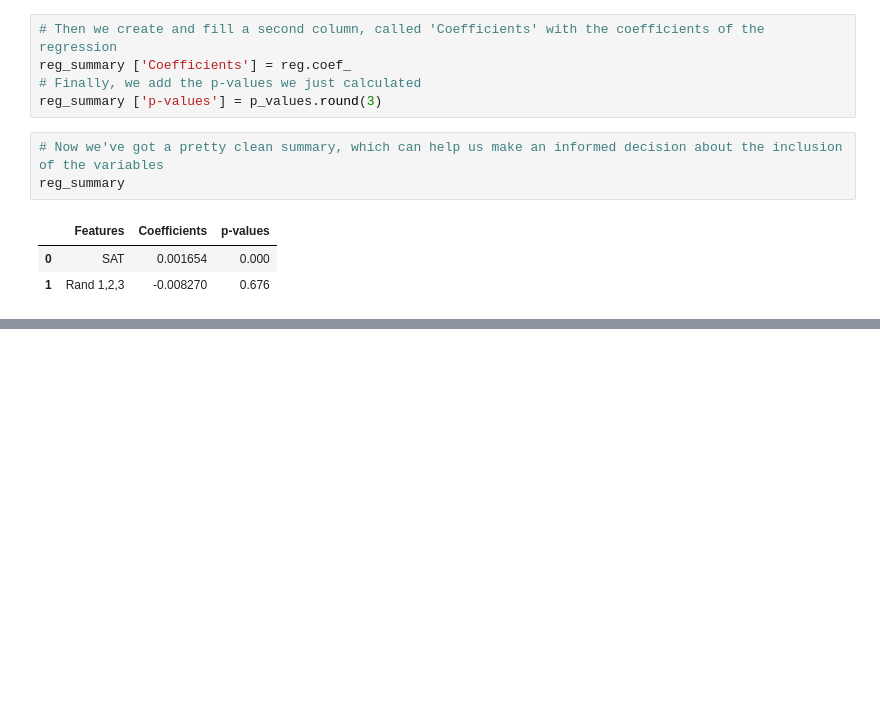
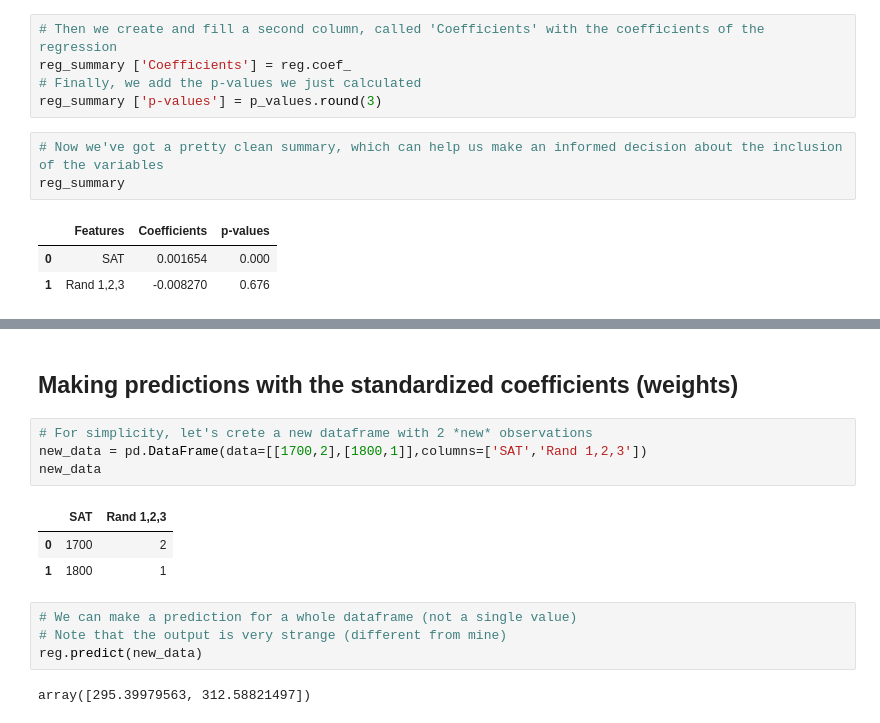
Before and after one commit to Trunkg0d/Complete-Data-Science-Tutorial, a Jupyter notebook: Linear Regression with Sklearn.ipynb, the cells around one changed output, grey strips where cells are left out. Drawn from its saved outputs; the diff is of its cells as text; blank space fills up the shorter version.

```diff
--- a/Linear Regression with Sklearn.ipynb
+++ b/Linear Regression with Sklearn.ipynb
@@ -327,0 +413,16 @@ reg_summary
+# %% [markdown]
+## Making predictions with the standardized coefficients (weights)
+# %%
+# For simplicity, let's crete a new dataframe with 2 *new* observations
+new_data = pd.DataFrame(data=[[1700,2],[1800,1]],columns=['SAT','Rand 1,2,3'])
+new_data
+# %% [output]
+|  | SAT | Rand 1,2,3 |
+| 0 | 1700 | 2 |
+| 1 | 1800 | 1 |
+# %%
+# We can make a prediction for a whole dataframe (not a single value)
+# Note that the output is very strange (different from mine)
+reg.predict(new_data)
+# %% [output]
+array([295.39979563, 312.58821497])
```
Also changed, not shown: parts of 19 cells of this notebook.
